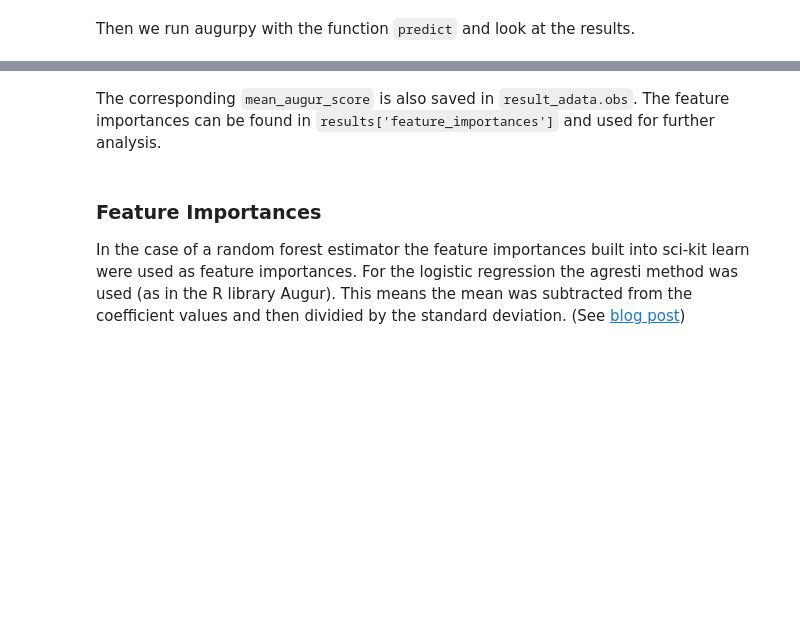
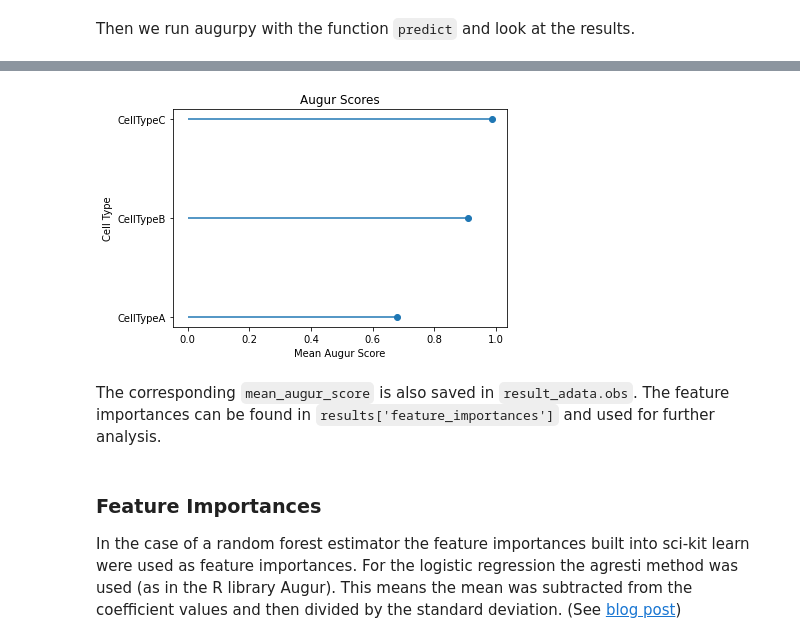
Before and after one commit to theislab/augurpy, a Jupyter notebook: tutorials/Augurpy.ipynb, the cells around one changed output, grey strips where cells are left out. Cells and saved outputs as stored; diff of their text form; code cells hidden in the pictures; blank space fills up the shorter version.

Commit message:
initial commit, add plots, compare cell types differential_prio, update tutorial

```diff
--- a/tutorials/Augurpy.ipynb
+++ b/tutorials/Augurpy.ipynb
@@ -19,7 +22,7 @@ First we import the data that we want to work with. This can either be an anndat
 # import sample simulation data
 adata = sc.read_h5ad("../tests/sc_sim.h5ad")
 
-loaded_data = load(adata)
+loaded_data = augurpy.read_load.load(adata)
 # %%
 loaded_data
 # %% [output]
@@ -30,11 +33,12 @@ AnnData object with n_obs × n_vars = 600 × 15697
 # %% [markdown]
 Next we choose the estimator used to measure how predictable the perturbation labels for each cell type in the dataset are. Choose `random_forest_classifier` or `logistic_regression_classifier` for categorical data and `random_forest_regressor` for numerical data.
 # %%
-random_forest = create_estimator("random_forest_classifier", Params(random_state=42))
+random_forest = augurpy.estimator.create_estimator("random_forest_classifier",
+                                                   augurpy.estimator.Params(random_state=42))
 # %% [markdown]
 Then we run augurpy with the function `predict` and look at the results.
 # %%
-result_adata, results = predict(loaded_data, random_forest, random_state=42)
+result_adata, results = augurpy.evaluate.predict(loaded_data, random_forest, random_state=42)
 
 print(results['summary_metrics'])
 # %% [output]
@@ -47,6 +55,10 @@ mean_auc           0.433333   0.666667   0.666667
+# %%
+augurpy.plotting.lollipop.plot_lollipop(results)
+# %% [output]
+[figure, added]
 # %% [markdown]
 The corresponding `mean_augur_score` is also saved in `result_adata.obs`. The feature importances can be found in `results['feature_importances']` and used for further analysis.
 # %% [markdown]
 ### Feature Importances
 
-In the case of a random forest estimator the feature importances built into sci-kit learn were used as feature importances. For the logistic regression the agresti method was used (as in the R library Augur). This means the mean was subtracted from the coefficient values and then dividied by the standard deviation. (See [blog post](https://think-lab.github.io/d/205/))
+In the case of a random forest estimator the feature importances built into sci-kit learn were used as feature importances. For the logistic regression the agresti method was used (as in the R library Augur). This means the mean was subtracted from the coefficient values and then divided by the standard deviation. (See [blog post](https://think-lab.github.io/d/205/))
```
Also changed, not shown: parts of 21 cells of this notebook, 5 other files.
